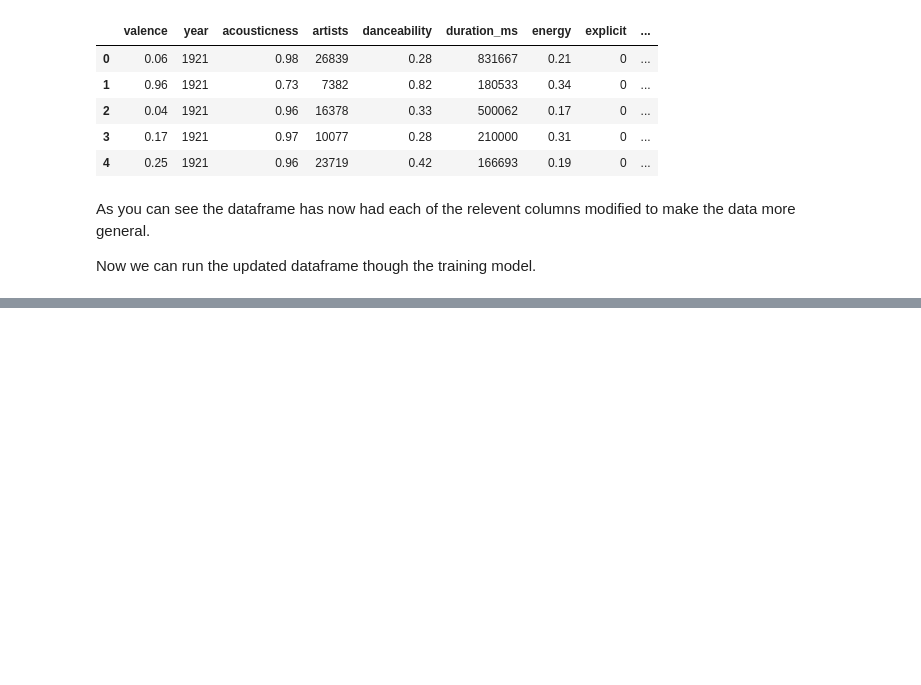
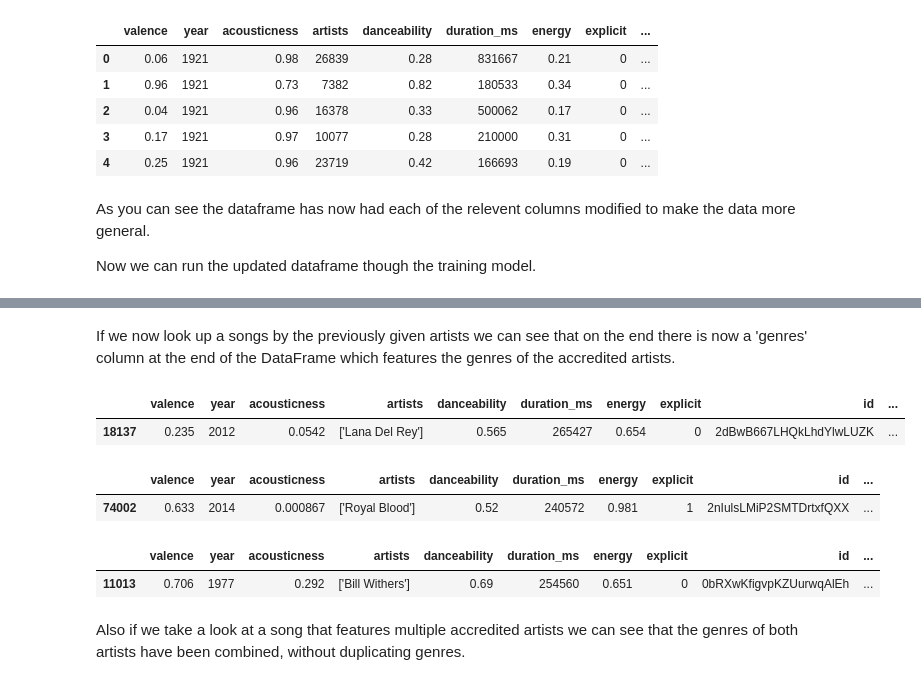
Before and after one commit to Calrizer/SpotifyExperiments, a Jupyter notebook: spotify.ipynb, the cells around one changed output, grey strips where cells are left out. Drawn from its saved outputs; the diff is of its cells as text; code cells hidden in the pictures; blank space fills up the shorter version.

```diff
--- a/spotify.ipynb
+++ b/spotify.ipynb
@@ -292,0 +360,21 @@ Not the biggest enchancement, but enhancement nonetheless.
+# %% [markdown]
+If we now look up a songs by the previously given artists we can see that on the end there is now a 'genres' column at the end of the DataFrame which features the genres of the accredited artists.
+# %%
+songsGenresDf = pd.read_csv('songs_w_genres.csv')
+
+songsGenresDf.loc[songsGenresDf['name'] == 'Summertime Sadness'].head(1)
+# %% [output]
+|  | valence | year | acousticness | artists | danceability | duration_ms | energy | explicit | id | ... |
+| 18137 | 0.235 | 2012 | 0.0542 | ['Lana Del Rey'] | 0.565 | 265427 | 0.654 | 0 | 2dBwB667LHQkLhdYlwLUZK | ... |
+# %%
+songsGenresDf.loc[songsGenresDf['name'] == 'Out of the Black'].head(1)
+# %% [output]
+|  | valence | year | acousticness | artists | danceability | duration_ms | energy | explicit | id | ... |
+| 74002 | 0.633 | 2014 | 0.000867 | ['Royal Blood'] | 0.52 | 240572 | 0.981 | 1 | 2nIulsLMiP2SMTDrtxfQXX | ... |
+# %%
+songsGenresDf.loc[songsGenresDf['name'] == 'Lovely Day'].head(1)
+# %% [output]
+|  | valence | year | acousticness | artists | danceability | duration_ms | energy | explicit | id | ... |
+| 11013 | 0.706 | 1977 | 0.292 | ['Bill Withers'] | 0.69 | 254560 | 0.651 | 0 | 0bRXwKfigvpKZUurwqAlEh | ... |
+# %% [markdown]
+Also if we take a look at a song that features multiple accredited artists we can see that the genres of both artists have been combined, without duplicating genres.
```
Also changed, not shown: parts of 26 cells of this notebook, 2 other files.
